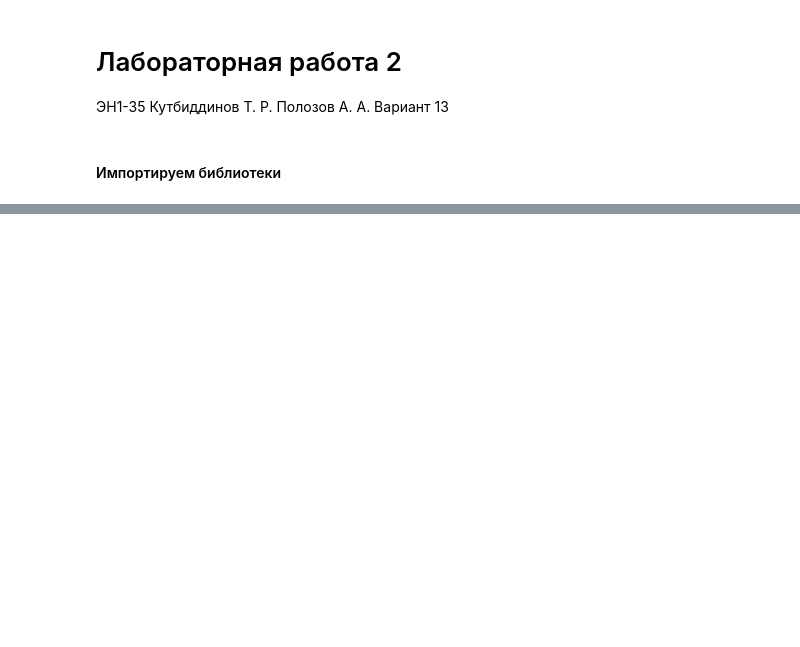
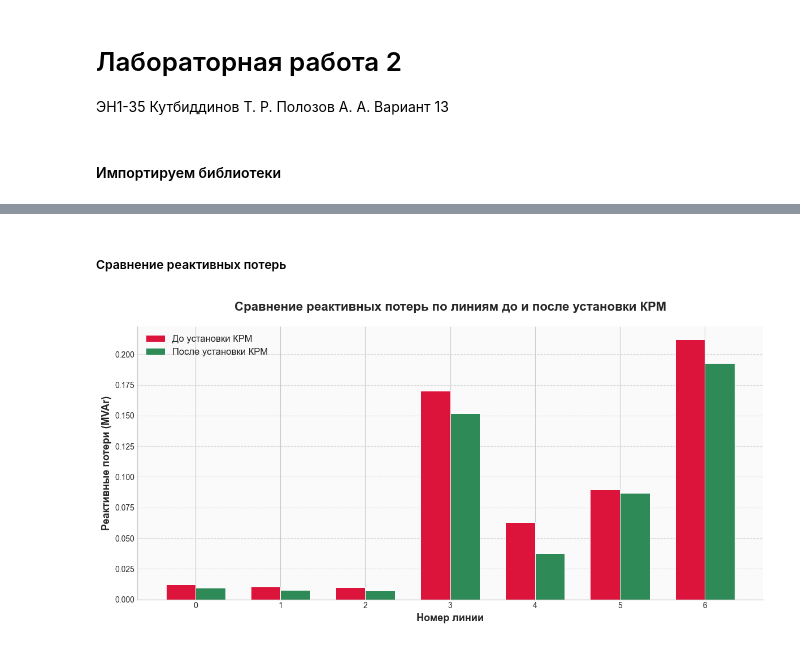
Before and after one commit to Polozov2005/CZP-2, a Jupyter notebook: CZP-2.ipynb, the cells around one changed output, grey strips where cells are left out. Saved outputs shown, nothing was run; the diff lists cells and outputs as text; code cells hidden in the pictures; blank space fills up the shorter version.

```diff
--- a/CZP-2.ipynb
+++ b/CZP-2.ipynb
@@ -1045,0 +751,79 @@ print('Переменные:', scenarios)
+# %% [markdown]
+##### Сравнение реактивных потерь
+# %%
+import matplotlib.pyplot as plt
+import numpy as np
+
+# Предполагается, что индексы линий одинаковы
+# для net1 и net2
+line_indices = net1.res_line.ql_mvar.index
+x = np.arange(len(line_indices))  # Числовые позиции
+                                 # для оси X
+
+# Ширина столбцов и смещение для группировки
+width = 0.35
+
+fig, ax = plt.subplots(figsize=(12, 6))
+
+# Строим столбцы, смещая их относительно
+# центра позиции
+bars_before = ax.bar(
+    x - width / 2,
+    net1.res_line.ql_mvar.values,
+    width,
+    label='До установки КРМ',
+    color='#DC143C',  # Темно-красный (единый стиль)
+    edgecolor='white',
+    linewidth=0.7
+)
+
+bars_after = ax.bar(
+    x + width / 2,
+    net2.res_line.ql_mvar.values,
+    width,
+    label='После установки КРМ',
+    color='#2E8B57',  # Темно-зеленый (единый стиль)
+    edgecolor='white',
+    linewidth=0.7
+)
+
+# Настройка осей и заголовка
+ax.set_title(
+    'Сравнение реактивных потерь по линиям '
+    'до и после установки КРМ',
+    fontsize=16,
+    fontweight='bold',
+    pad=20
+)
+
+ax.set_xlabel(
+    'Номер линии',
+    fontsize=13,
+    fontweight='bold'
+)
+
+ax.set_ylabel(
+    'Реактивные потери (MVAr)',
+    fontsize=13,
+    fontweight='bold'
+)
+
+# Устанавливаем подписи по оси X
+# (настоящие номера линий)
+ax.set_xticks(x)
+ax.set_xticklabels(line_indices)
+
+# Сетка и фон
+ax.grid(axis='y', linestyle='--', alpha=0.7)
+ax.set_facecolor('#FAFAFA')
+ax.spines['top'].set_visible(False)
+ax.spines['right'].set_visible(False)
+
+# Легенда
+ax.legend(fontsize=12)
+
+# Автоматическая подгонка
+plt.tight_layout()
+plt.show()
+# %% [output]
+[figure, added]
```
Also changed, not shown: parts of 43 cells of this notebook.
